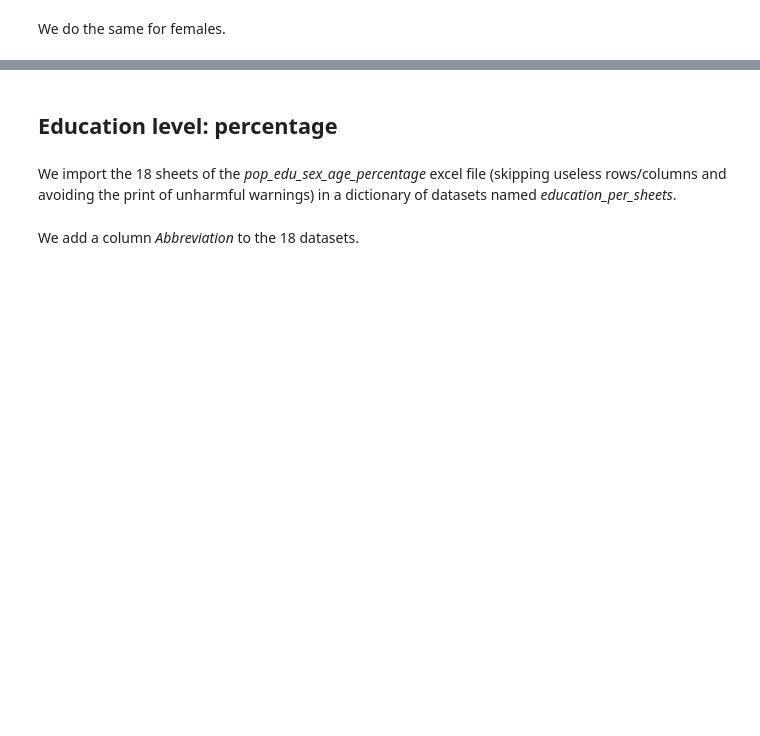
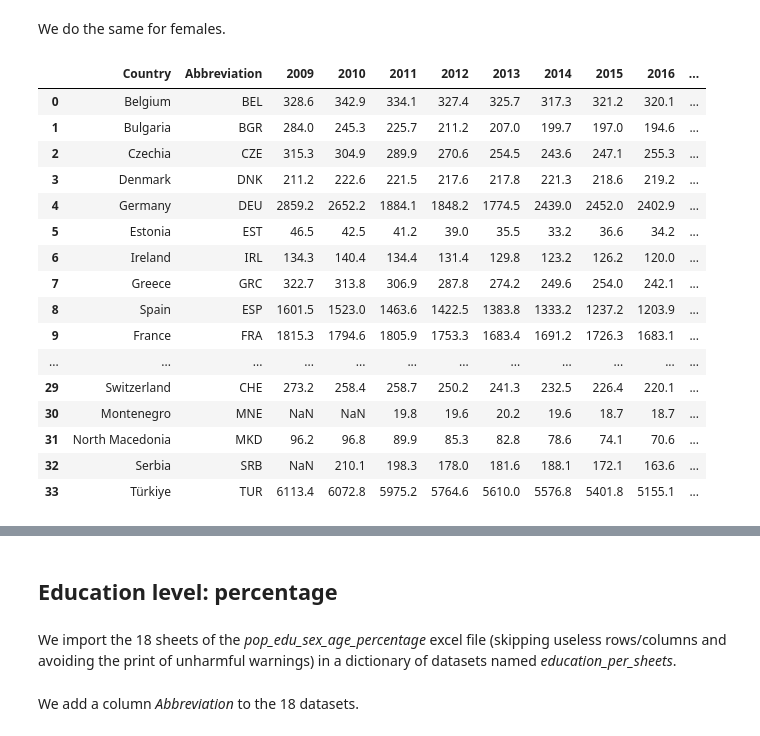
Before and after one commit to VittorioBartolomeoSecondin/DVISProject-CAValli_Team, a Jupyter notebook: Preprocessing_story2.ipynb, the cells around one changed output, grey strips where cells are left out. Saved outputs shown, nothing was run; the diff lists cells and outputs as text; code cells hidden in the pictures; blank space fills up the shorter version.

```diff
--- a/Preprocessing_story2.ipynb
+++ b/Preprocessing_story2.ipynb
@@ -183,11 +261,30 @@ high2_F = education_abs_sheets['education_abs_sheet36']
 # %%
 low1_F.set_index(['Country', 'Abbreviation'], inplace = True)
 low2_F.set_index(['Country', 'Abbreviation'], inplace = True)
 low_F = low1_F.fillna(1000000).add(low2_F.fillna(1000000), fill_value = 0).round(1)
 low_F = low_F.where(low_F < 1000000)
 low1_F.reset_index(inplace = True)
 low2_F.reset_index(inplace = True)
 low_F.reset_index(inplace = True)
+low_F
+# %% [output]
+|  | Country | Abbreviation | 2009 | 2010 | 2011 | 2012 | 2013 | 2014 | 2015 | 2016 | ... |
+| 0 | Belgium | BEL | 328.6 | 342.9 | 334.1 | 327.4 | 325.7 | 317.3 | 321.2 | 320.1 | ... |
+| 1 | Bulgaria | BGR | 284.0 | 245.3 | 225.7 | 211.2 | 207.0 | 199.7 | 197.0 | 194.6 | ... |
+| 2 | Czechia | CZE | 315.3 | 304.9 | 289.9 | 270.6 | 254.5 | 243.6 | 247.1 | 255.3 | ... |
+| 3 | Denmark | DNK | 211.2 | 222.6 | 221.5 | 217.6 | 217.8 | 221.3 | 218.6 | 219.2 | ... |
+| 4 | Germany | DEU | 2859.2 | 2652.2 | 1884.1 | 1848.2 | 1774.5 | 2439.0 | 2452.0 | 2402.9 | ... |
+| 5 | Estonia | EST | 46.5 | 42.5 | 41.2 | 39.0 | 35.5 | 33.2 | 36.6 | 34.2 | ... |
+| 6 | Ireland | IRL | 134.3 | 140.4 | 134.4 | 131.4 | 129.8 | 123.2 | 126.2 | 120.0 | ... |
+| 7 | Greece | GRC | 322.7 | 313.8 | 306.9 | 287.8 | 274.2 | 249.6 | 254.0 | 242.1 | ... |
+| 8 | Spain | ESP | 1601.5 | 1523.0 | 1463.6 | 1422.5 | 1383.8 | 1333.2 | 1237.2 | 1203.9 | ... |
+| 9 | France | FRA | 1815.3 | 1794.6 | 1805.9 | 1753.3 | 1683.4 | 1691.2 | 1726.3 | 1683.1 | ... |
+| ... | ... | ... | ... | ... | ... | ... | ... | ... | ... | ... | ... |
+| 29 | Switzerland | CHE | 273.2 | 258.4 | 258.7 | 250.2 | 241.3 | 232.5 | 226.4 | 220.1 | ... |
+| 30 | Montenegro | MNE | NaN | NaN | 19.8 | 19.6 | 20.2 | 19.6 | 18.7 | 18.7 | ... |
+| 31 | North Macedonia | MKD | 96.2 | 96.8 | 89.9 | 85.3 | 82.8 | 78.6 | 74.1 | 70.6 | ... |
+| 32 | Serbia | SRB | NaN | 210.1 | 198.3 | 178.0 | 181.6 | 188.1 | 172.1 | 163.6 | ... |
+| 33 | Türkiye | TUR | 6113.4 | 6072.8 | 5975.2 | 5764.6 | 5610.0 | 5576.8 | 5401.8 | 5155.1 | ... |
 # %%
 medium1_F.set_index(['Country', 'Abbreviation'], inplace = True)
 medium2_F.set_index(['Country', 'Abbreviation'], inplace = True)
```
Also changed, not shown: parts of 8 cells of this notebook.
